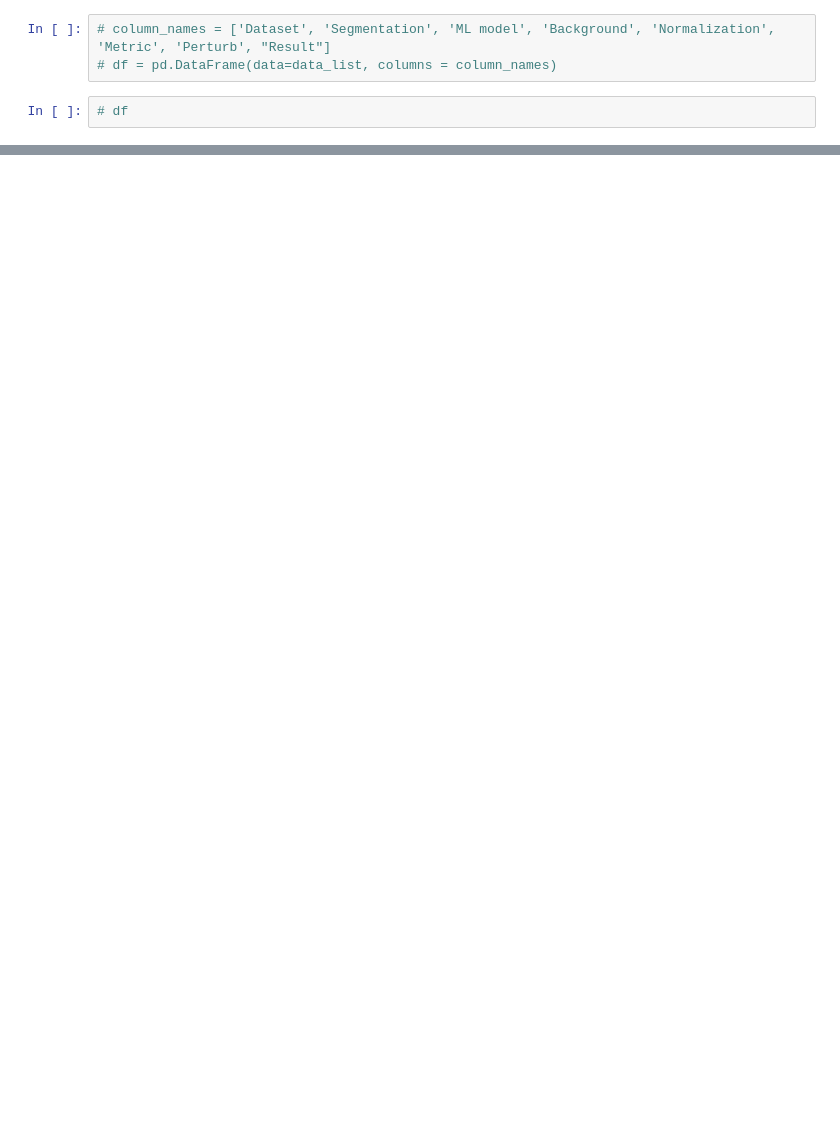
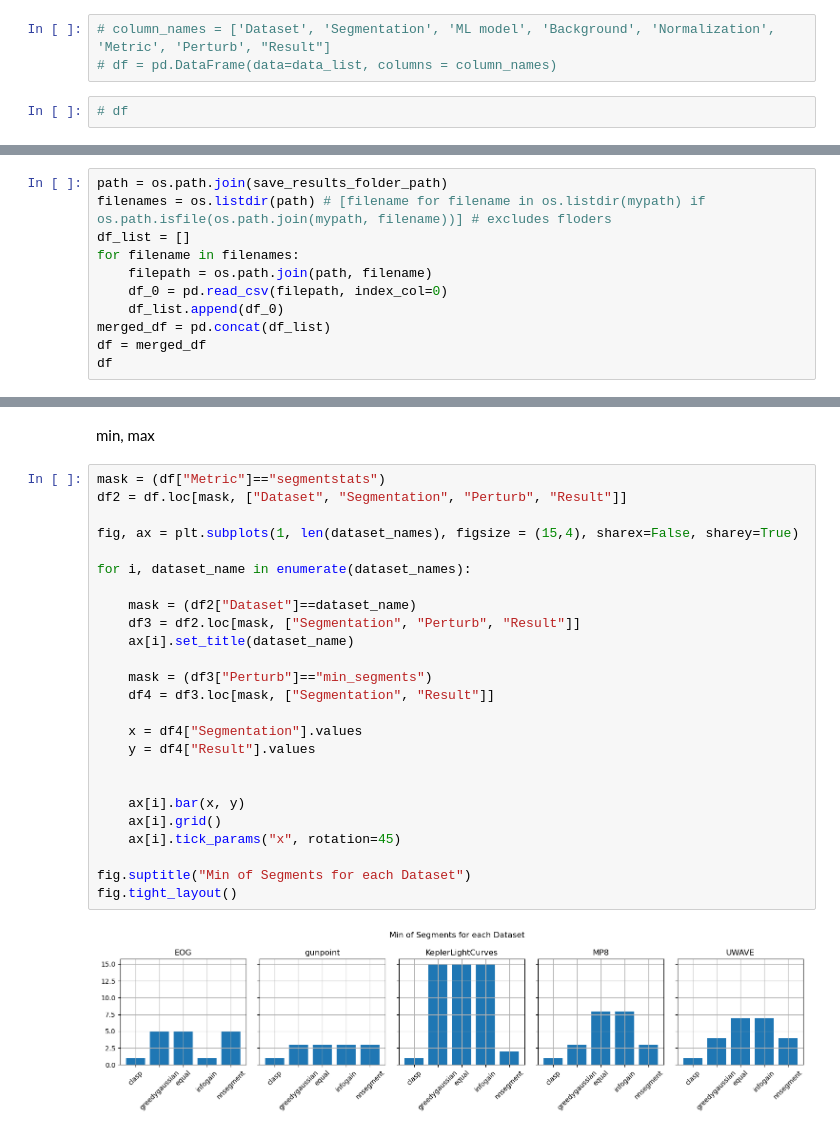
Before and after one commit to davide-serramazza/segment_SHAP, a Jupyter notebook: evaluate_segmentations.ipynb, the cells around one changed output, grey strips where cells are left out. Saved outputs shown, nothing was run; the diff lists cells and outputs as text; blank space fills up the shorter version.

```diff
--- a/evaluate_segmentations.ipynb
+++ b/evaluate_segmentations.ipynb
@@ -164,0 +167,11 @@ df
+# %%
+path = os.path.join(save_results_folder_path)
+filenames = os.listdir(path) # [filename for filename in os.listdir(mypath) if os.path.isfile(os.path.join(mypath, filename))] # excludes floders
+df_list = []
+for filename in filenames:
+    filepath = os.path.join(path, filename)
+    df_0 = pd.read_csv(filepath, index_col=0)
+    df_list.append(df_0)
+merged_df = pd.concat(df_list)
+df = merged_df
+df
@@ -164,0 +229,29 @@ df
+# %% [markdown]
+min, max
+# %%
+mask = (df["Metric"]=="segmentstats")
+df2 = df.loc[mask, ["Dataset", "Segmentation", "Perturb", "Result"]]
+
+fig, ax = plt.subplots(1, len(dataset_names), figsize = (15,4), sharex=False, sharey=True)
+
+for i, dataset_name in enumerate(dataset_names):
+
+    mask = (df2["Dataset"]==dataset_name)
+    df3 = df2.loc[mask, ["Segmentation", "Perturb", "Result"]]
+    ax[i].set_title(dataset_name)
+
+    mask = (df3["Perturb"]=="min_segments")
+    df4 = df3.loc[mask, ["Segmentation", "Result"]]
+
+    x = df4["Segmentation"].values
+    y = df4["Result"].values
+
+
+    ax[i].bar(x, y)
+    ax[i].grid()
+    ax[i].tick_params("x", rotation=45)
+
+fig.suptitle("Min of Segments for each Dataset")
+fig.tight_layout()
+# %% [output]
+[figure, added]
```
Also changed, not shown: parts of 15 cells of this notebook, 5 other files.
